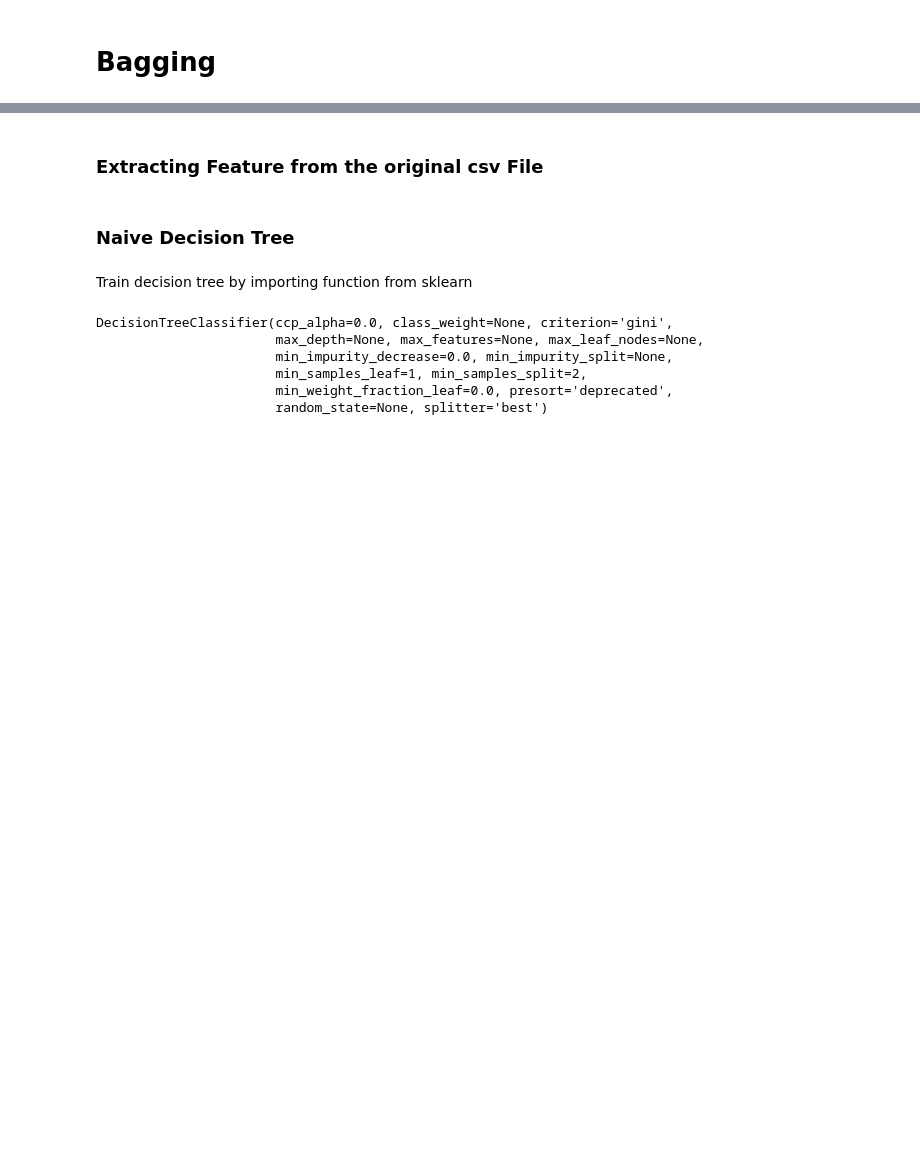
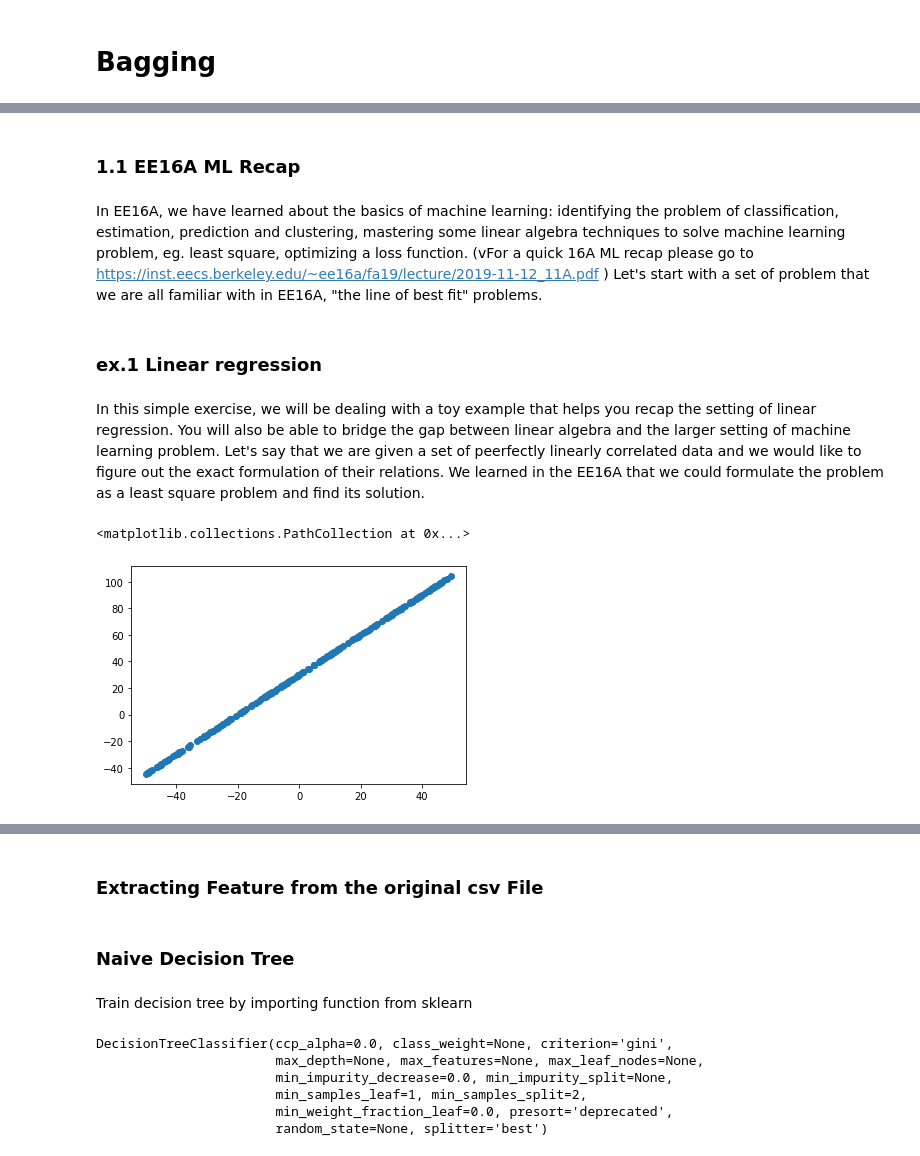
Before and after one commit to OscarXZQ/BaggingTutorial, a Jupyter notebook: Bagging.ipynb, the cells around one changed output, grey strips where cells are left out. Saved outputs shown, nothing was run; the diff lists cells and outputs as text; code cells hidden in the pictures; blank space fills up the shorter version.

```diff
--- a/Bagging.ipynb
+++ b/Bagging.ipynb
@@ -2,0 +15,23 @@
+# %% [markdown]
+### 1.1 EE16A ML Recap
+# %% [markdown]
+In EE16A, we have learned about the basics of machine learning: identifying the problem of classification, estimation, prediction and clustering, mastering some linear algebra techniques to solve machine learning problem, eg. least square, optimizing a loss function. (vFor a quick 16A ML recap please go to https://inst.eecs.berkeley.edu/~ee16a/fa19/lecture/2019-11-12_11A.pdf ) Let's start with a set of problem that we are all familiar with in EE16A, "the line of best fit" problems.
+# %% [markdown]
+### ex.1 Linear regression
+# %% [markdown]
+In this simple exercise, we will be dealing with a toy example that helps you recap the setting of linear regression. You will also be able to bridge the gap between linear algebra and the larger setting of machine learning problem. Let's say that we are given a set of peerfectly linearly correlated data and we would like to figure out the exact formulation of their relations. We learned in the EE16A that we could formulate the problem as a least square problem and find its solution.
+# %%
+""" Here we create a set of linearly correlated points: wx + b = y. Here w and b are unknown.
+"""
+w = 1.5
+b = 30
+x_s, y_s = [], []
+for i in range(100):
+    x = 100 * random.random() - 50
+    xs.append(x)
+    ys.append(w * x + b)
+# %%
+plt.scatter(xs,ys)
+# %% [output]
+<matplotlib.collections.PathCollection at 0x...>
+[figure, added]
```
Also changed, not shown: parts of 31 cells of this notebook.
